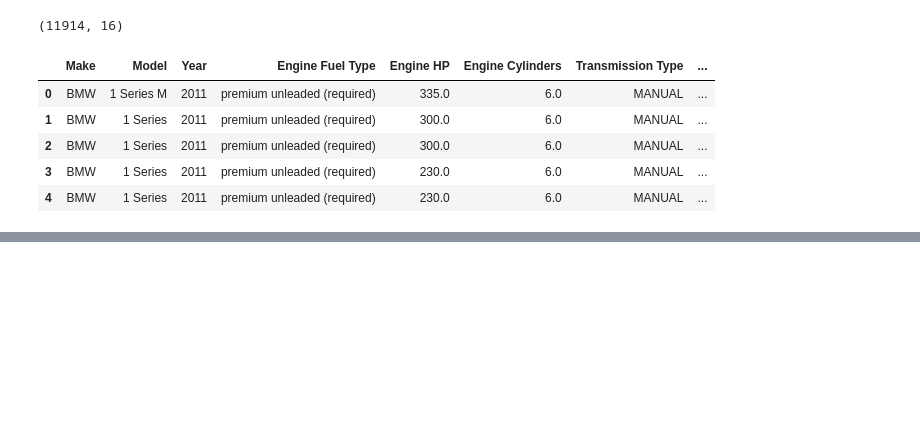
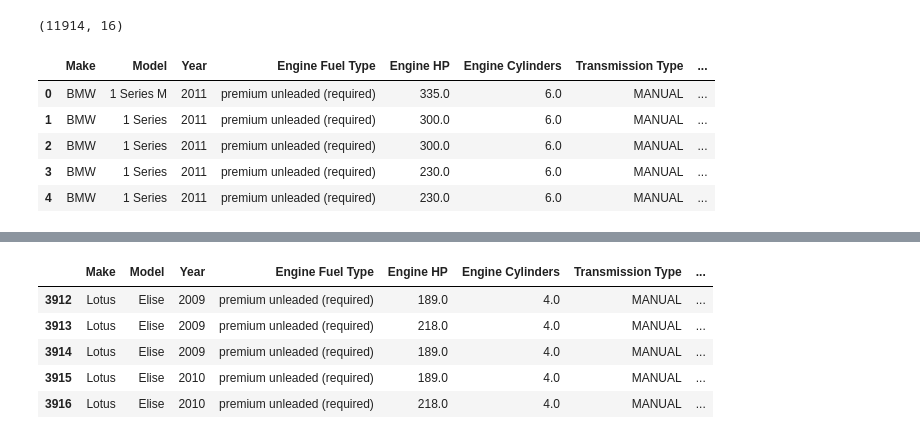
Before and after one commit to tolu-c/2022-ML-Zoomcamp, a Jupyter notebook: 01/homework.ipynb, the cells around one changed output, grey strips where cells are left out. Cells and saved outputs as stored; diff of their text form; code cells hidden in the pictures; blank space fills up the shorter version.

```diff
--- a/01/homework.ipynb
+++ b/01/homework.ipynb
@@ -24,0 +219,10 @@ records.head()
+# %%
+lotus_df = df[df['Make'] == 'Lotus']
+lotus_df.head()
+# %% [output]
+|  | Make | Model | Year | Engine Fuel Type | Engine HP | Engine Cylinders | Transmission Type | ... |
+| 3912 | Lotus | Elise | 2009 | premium unleaded (required) | 189.0 | 4.0 | MANUAL | ... |
+| 3913 | Lotus | Elise | 2009 | premium unleaded (required) | 218.0 | 4.0 | MANUAL | ... |
+| 3914 | Lotus | Elise | 2009 | premium unleaded (required) | 189.0 | 4.0 | MANUAL | ... |
+| 3915 | Lotus | Elise | 2010 | premium unleaded (required) | 189.0 | 4.0 | MANUAL | ... |
+| 3916 | Lotus | Elise | 2010 | premium unleaded (required) | 218.0 | 4.0 | MANUAL | ... |
```
Also changed, not shown: parts of 28 cells of this notebook, 1 other file.
